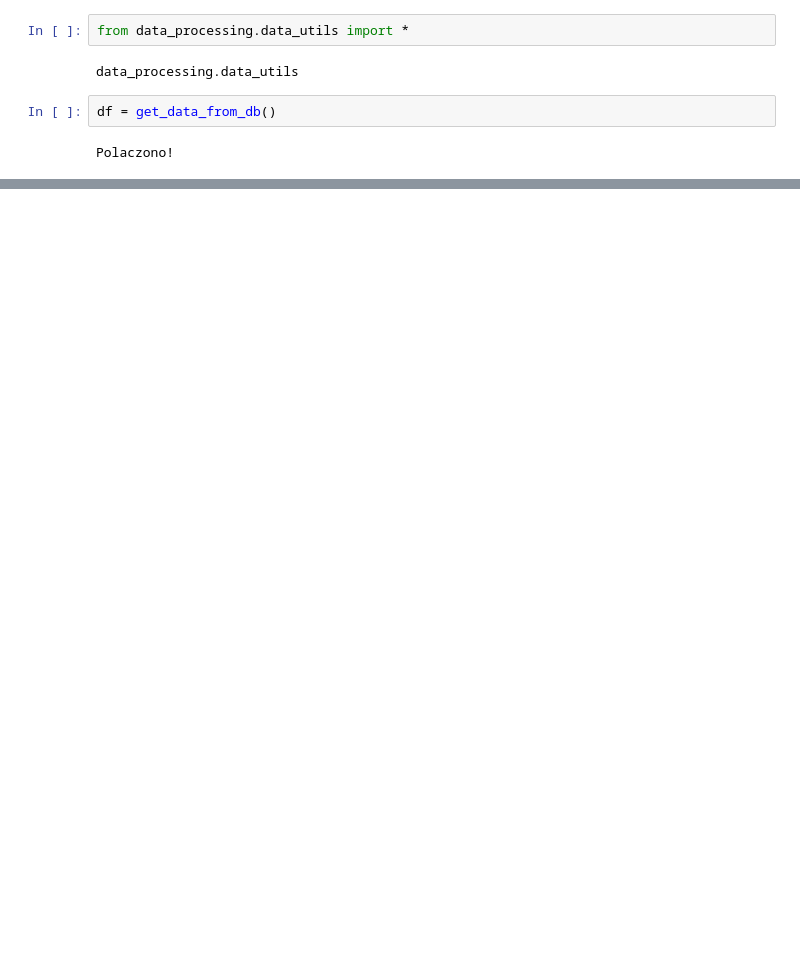
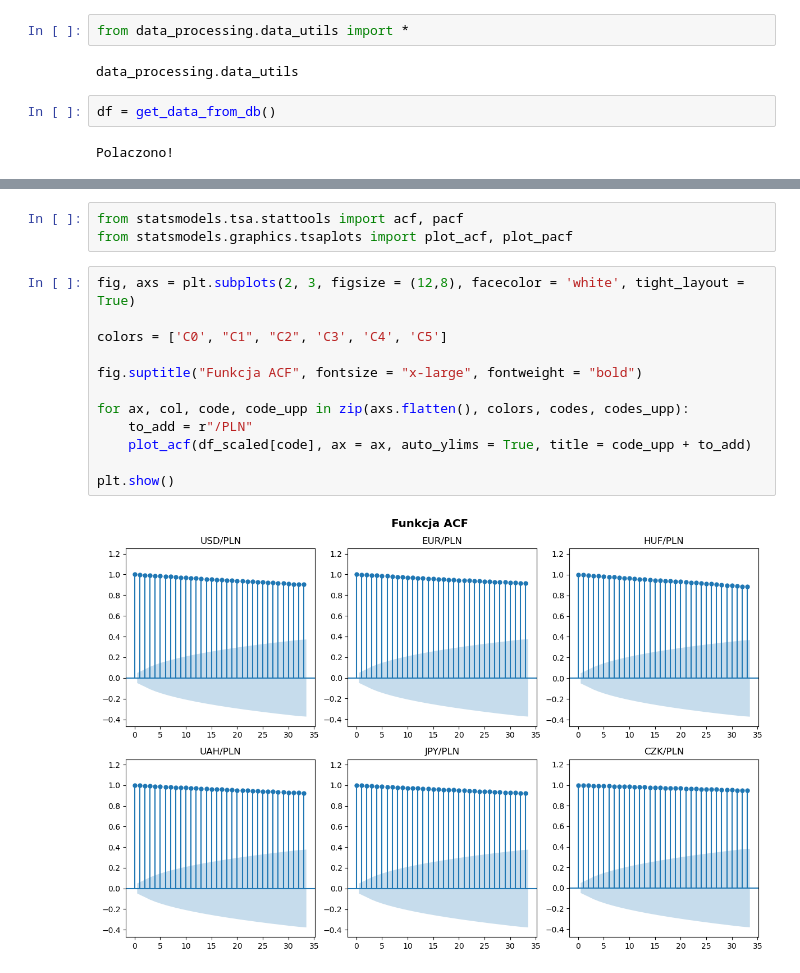
Before and after one commit to dradamm8/ExchangeRatesAnalysis, a Jupyter notebook: notebooks/projekt.ipynb, the cells around one changed output, grey strips where cells are left out. Drawn from its saved outputs; the diff is of its cells as text; blank space fills up the shorter version.

```diff
--- a/notebooks/projekt.ipynb
+++ b/notebooks/projekt.ipynb
@@ -57,0 +140,17 @@ df_scaled.plot()
+# %%
+from statsmodels.tsa.stattools import acf, pacf
+from statsmodels.graphics.tsaplots import plot_acf, plot_pacf
+# %%
+fig, axs = plt.subplots(2, 3, figsize = (12,8), facecolor = 'white', tight_layout = True)
+
+colors = ['C0', "C1", "C2", 'C3', 'C4', 'C5']
+
+fig.suptitle("Funkcja ACF", fontsize = "x-large", fontweight = "bold")
+
+for ax, col, code, code_upp in zip(axs.flatten(), colors, codes, codes_upp):
+    to_add = r"/PLN"
+    plot_acf(df_scaled[code], ax = ax, auto_ylims = True, title = code_upp + to_add)
+
+plt.show()
+# %% [output]
+[figure, added]
```
Also changed, not shown: parts of 27 cells of this notebook.
